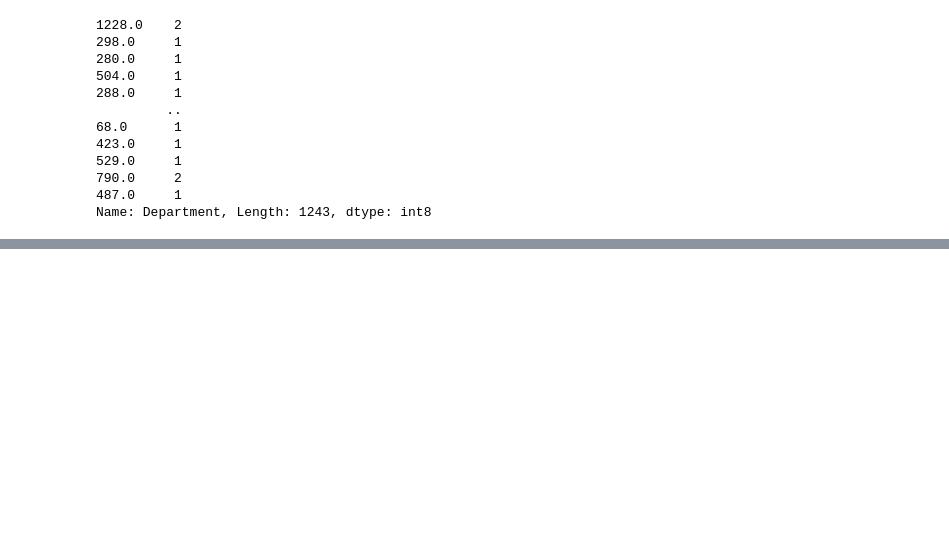
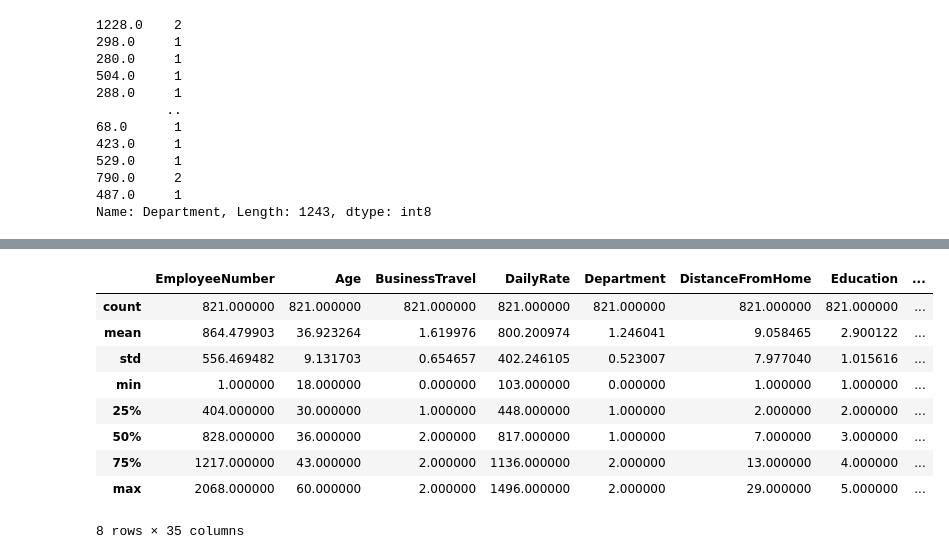
Before and after one commit to bvidru/ML_project_classification, a Jupyter notebook: ML_practical_project_classification.ipynb, the cells around one changed output, grey strips where cells are left out. Drawn from its saved outputs; the diff is of its cells as text; code cells hidden in the pictures; blank space fills up the shorter version.

```diff
--- a/ML_practical_project_classification.ipynb
+++ b/ML_practical_project_classification.ipynb
@@ -859,0 +859,15 @@ bins[5, 10, 15, 100]
+# %%
+columns = ["TotalWorkingYears", "YearsWithCurrManager", "YearsSinceLastPromotion", "YearsInCurrentRole", "YearsAtCompany"]
+df_joined_without_outliers = eliminate_outliers(df_joined, columns)
+df_joined_without_outliers.describe()
+# %% [output]
+|  | EmployeeNumber | Age | BusinessTravel | DailyRate | Department | DistanceFromHome | Education | ... |
+| count | 821.000000 | 821.000000 | 821.000000 | 821.000000 | 821.000000 | 821.000000 | 821.000000 | ... |
+| mean | 864.479903 | 36.923264 | 1.619976 | 800.200974 | 1.246041 | 9.058465 | 2.900122 | ... |
+| std | 556.469482 | 9.131703 | 0.654657 | 402.246105 | 0.523007 | 7.977040 | 1.015616 | ... |
+| min | 1.000000 | 18.000000 | 0.000000 | 103.000000 | 0.000000 | 1.000000 | 1.000000 | ... |
+| 25% | 404.000000 | 30.000000 | 1.000000 | 448.000000 | 1.000000 | 2.000000 | 2.000000 | ... |
+| 50% | 828.000000 | 36.000000 | 2.000000 | 817.000000 | 1.000000 | 7.000000 | 3.000000 | ... |
+| 75% | 1217.000000 | 43.000000 | 2.000000 | 1136.000000 | 2.000000 | 13.000000 | 4.000000 | ... |
+| max | 2068.000000 | 60.000000 | 2.000000 | 1496.000000 | 2.000000 | 29.000000 | 5.000000 | ... |
+8 rows × 35 columns
```
Also changed, not shown: parts of 42 cells of this notebook.
